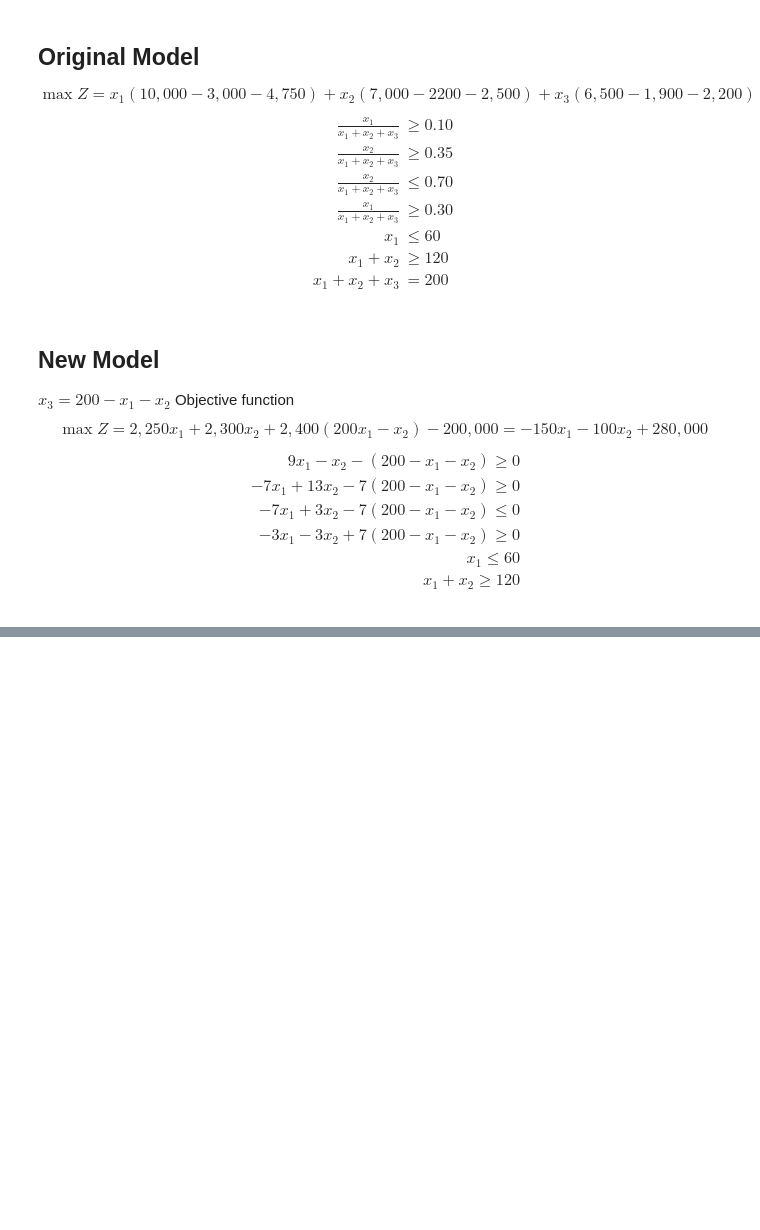
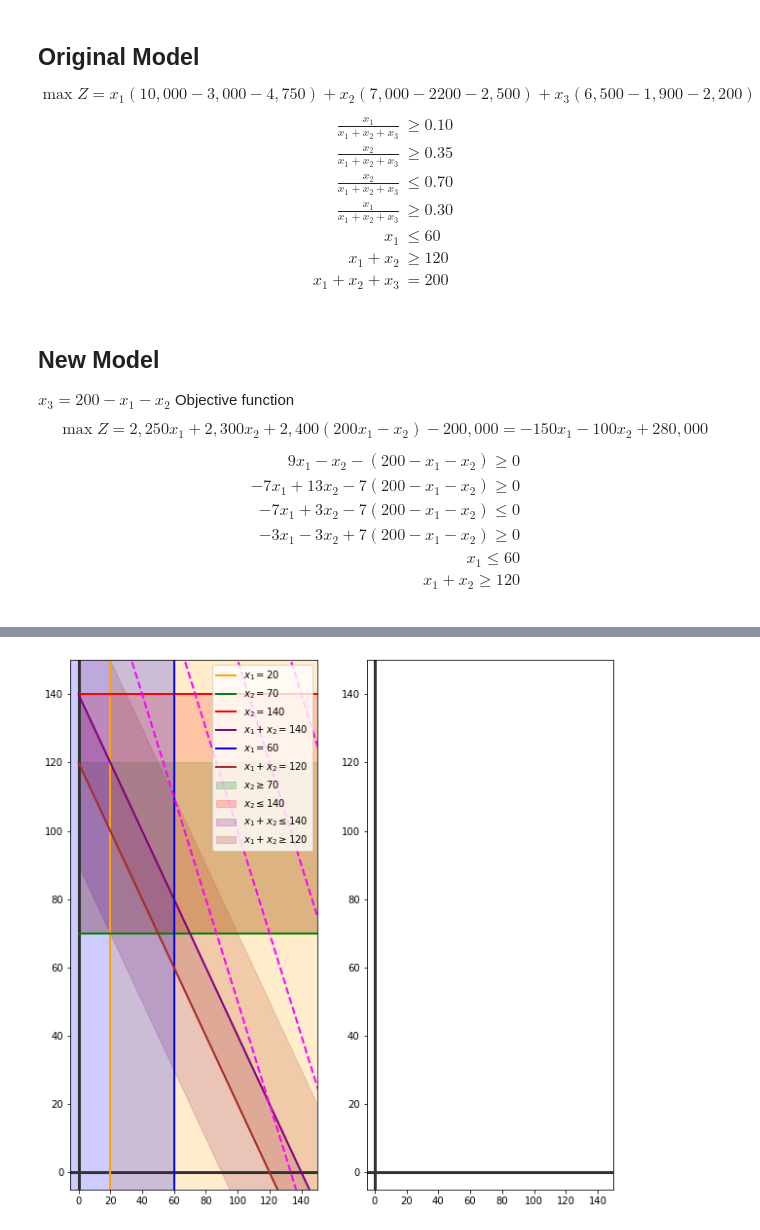
Before and after one commit to rafaeltorrese/slides_or-mathmodels, a Jupyter notebook: notebooks/simplex/example_03-08.ipynb, the cells around one changed output, grey strips where cells are left out. Drawn from its saved outputs; the diff is of its cells as text; code cells hidden in the pictures; blank space fills up the shorter version.

```diff
--- a/notebooks/simplex/example_03-08.ipynb
+++ b/notebooks/simplex/example_03-08.ipynb
@@ -42,0 +33,10 @@ x = np.linspace(0, 500, 20)
+# %%
+# ## Objective Function
+zfunction = lambda z, x: (z + 150 * x - 280_000) / -100
+zdomain = np.linspace(200, 250, 10),  # minimize
+zlabel = r'$\min Z = -150x_1 -100x_2 + 280,000$'
+objective = {
+'function': lambda z, x: (z + 150 * x - 280_000) / -100,
+'label': r'$\min Z = -150x_1 -100x_2 + 280,000$',
+'domain': np.linspace(240, 260, 5),  # minimize
+}
@@ -42,0 +89,75 @@ x = np.linspace(0, 500, 20)
+# %%
+### Plotting
+plt.figure(figsize=(10, 10))
+# --------- SUBPLOT ------------------
+plt.subplot(121)
+plt.xlim(-5, 150)
+plt.ylim(-5, 150)
+plt.axvline(0, lw=3, color="0.2")
+plt.axhline(0, lw=3, color="0.2")
+for constraint in [c1, c2, c3, c4, c5, c6]:
+plt.plot(constraint['x'],
+constraint['y'],
+lw=2,
+color=constraint['color'],
+label=constraint['label1'])
+plt.axvspan(c1['x'][0],
+c1['y'][1],
+color=c1['color'],
+alpha=0.20,
+)
+plt.fill_between(c2['x'],
+c2['y'],
+c2['y'] + 50,
+color=c2['color'],
+alpha=0.20,
+label=c2['label2'],
+)
+plt.fill_between(c3['x'],
+c3['y'],
+c3['y'] - 70,
+color=c3['color'],
+alpha=0.20,
+label=c3['label2'],
+)
+plt.fill_between(c4['x'],
+c4['y'],
+c4['y'] - 50,
+color=c4['color'],
+alpha=0.20,
+label=c4['label2'],
+)
+plt.axvspan(c5['x'][0],
+c5['y'][0],
+color=c5['color'],
+alpha=0.20,
+)
+plt.fill_between(c6['x'],
+c6['y'],
+c6['y'] + 50,
+color=c6['color'],
+alpha=0.20,
+label=c6['label2'],
+)
+plt.plot(x,
+objective['function'](0, x),
+lw=2,
+ls='--',
+color='magenta',
+)
+for z in objective['domain']:
+plt.plot(x, objective['function'](z * 1000, x),
+lw=2,
+ls='--',
+color='magenta',
+)
+plt.legend(fontsize=10,loc='upper right')
+# --------- SUBPLOT ------------------
+plt.subplot(122)
+plt.xlim(-5, 150)
+plt.ylim(-5, 150)
+plt.axvline(0, lw=3, color="0.2")
+plt.axhline(0, lw=3, color="0.2")
+plt.show()
+# %% [output]
+[figure, added]
```
Also changed, not shown: parts of 6 cells of this notebook.
